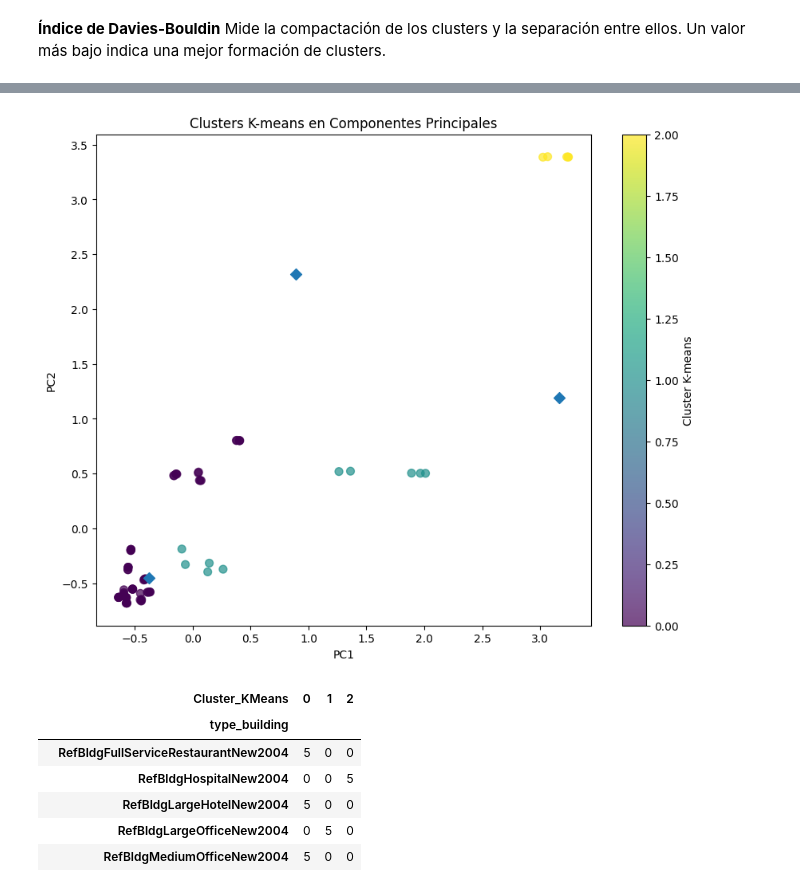
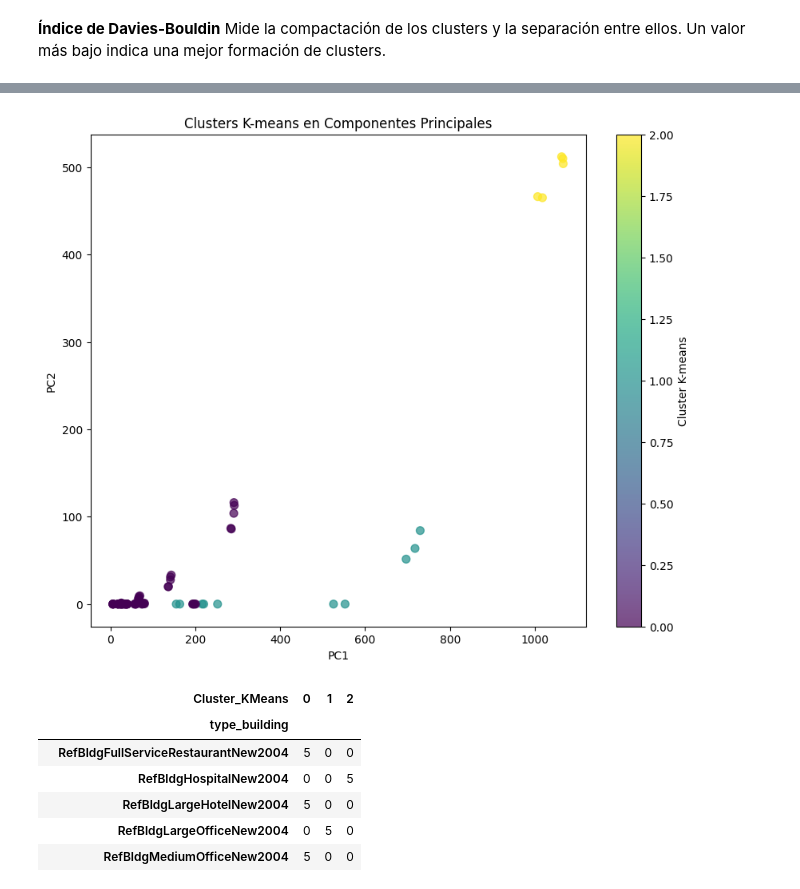
Before and after one commit to kesant/energy_consumption, a Jupyter notebook: notebooks/clustering_todas_caracteristicas.ipynb, the cells around one changed output, grey strips where cells are left out. Drawn from its saved outputs; the diff is of its cells as text; code cells hidden in the pictures.

```diff
--- a/notebooks/clustering_todas_caracteristicas.ipynb
+++ b/notebooks/clustering_todas_caracteristicas.ipynb
@@ -186,12 +177,0 @@ plt.show()
-# %%
-# Reducir la dimensionalidad utilizando PCA para seleccionar características no correlacionadas
-# Separar las características numéricas
-features = data_scaled_df.drop(columns=['type_building'])
-pca = PCA(n_components=3)  # Seleccionamos un número razonable de componentes principales
-principal_components = pca.fit_transform(features)
-
-# Convertir a DataFrame para mantener la consistencia
-principal_df =pd.DataFrame(principal_components, columns=[f'PC{i+1}' for i in range(principal_components.shape[1])])
-
-# # Añadir de nuevo la columna 'type_building'
-# principal_df['type_building'] = data_reduced['type_building']
@@ -222,4 +178,6 @@ Las cargas de las componentes principales (PCA) indican qué variables originale
 # %% [markdown]
 ## CLUSTERING
+# %%
+data_clustered=data.copy()
 # %% [markdown]
 ### KMEANS
@@ -266,7 +237,7 @@ kmeans = KMeans(n_clusters=3, random_state=42)
 clusters_kmeans = kmeans.fit_predict(features.iloc[:, :6])
 
 # Agregar los clusters al DataFrame para análisis posterior
-data_scaled_df['Cluster_KMeans'] = clusters_kmeans
+data_clustered['Cluster_KMeans'] = clusters_kmeans
 # Mostrar los primeros registros con los clusters asignados
-data_scaled_df.head()
+data_clustered.head()
 # %% [output]
@@ -297,25 +268,25 @@ davies_bouldin
 # %%
 # Visualización de los clusters obtenidos por K-means
 plt.figure(figsize=(10, 8))
-plt.scatter(data_scaled_df['var1_mean'], data_scaled_df['var2_mean'], c=data_scaled_df['Cluster_KMeans'], cmap='viridis', s=50, alpha=0.7)
+plt.scatter(data_clustered['var1_mean'], data_clustered['var2_mean'], c=data_clustered['Cluster_KMeans'], cmap='viridis', s=50, alpha=0.7)
 plt.title('Clusters K-means en Componentes Principales')
 plt.xlabel('PC1')
 plt.ylabel('PC2')
 plt.colorbar(label='Cluster K-means')
-# Assign the cluster centers: centroids
-centroids = kmeans.cluster_centers_
+# # Assign the cluster centers: centroids
+# centroids = kmeans.cluster_centers_
 
-# Assign the columns of centroids: centroids_x, centroids_y
-centroids_x = centroids[:,0]
-centroids_y = centroids[:,1]
+# # Assign the columns of centroids: centroids_x, centroids_y
+# centroids_x = centroids[:,0]
+# centroids_y = centroids[:,1]
 
-# Make a scatter plot of centroids_x and centroids_y
-"""
-scatter plot of centroids_x and centroids_y, using 'D' (a diamond) as a marker by specifying the marker parameter. Set the size of the markers to be 50 using s=50.
-"""
-plt.scatter(centroids_x,centroids_y,marker="D",s=50)
+# # Make a scatter plot of centroids_x and centroids_y
+# """
+# scatter plot of centroids_x and centroids_y, using 'D' (a diamond) as a marker by specifying the marker parameter. Set the size of the markers to be 50 using s=50.
+# """
+# plt.scatter(centroids_x,centroids_y,marker="D",s=50)
 plt.show()
 # %% [output]
-[figure, old version]
+[figure, new version]
 # %%
 # Create crosstab: ct
```
Also changed, not shown: parts of 44 cells of this notebook, 2 other files.
